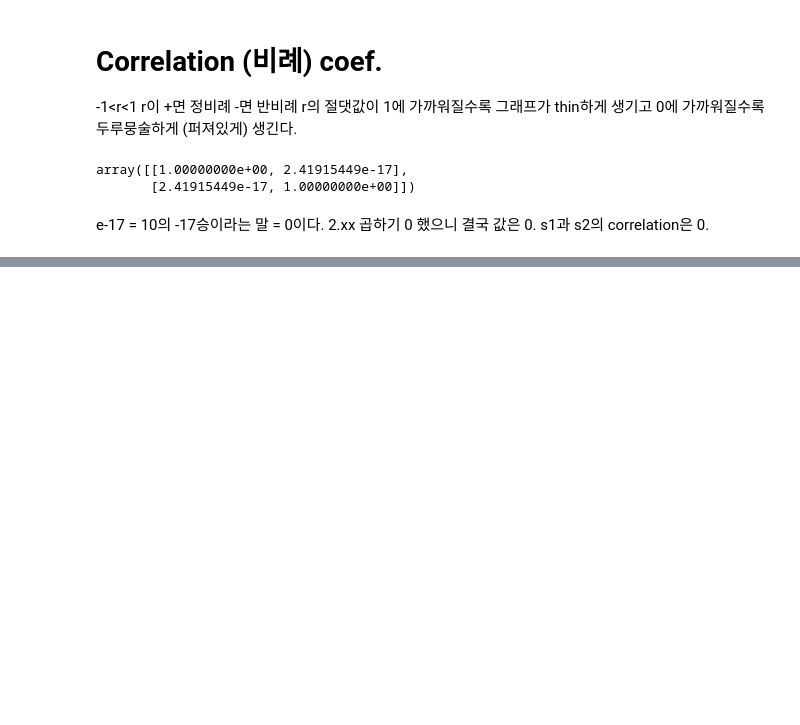
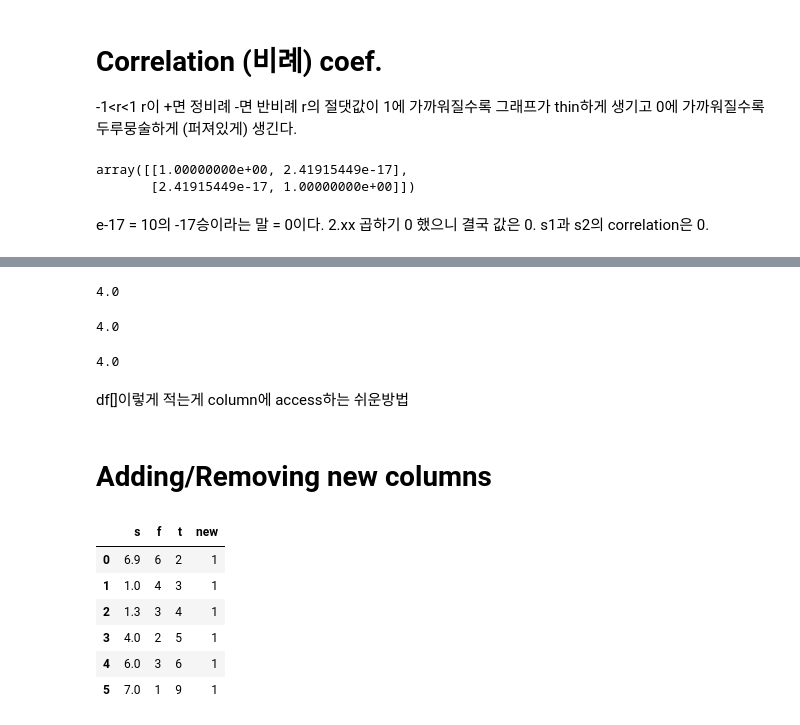
Before and after one commit to Lyr-ics/class2022Spring, a Jupyter notebook: class2022spring.ipynb, the cells around one changed output, grey strips where cells are left out. Drawn from its saved outputs; the diff is of its cells as text; code cells hidden in the pictures; blank space fills up the shorter version.

```diff
--- a/class2022spring.ipynb
+++ b/class2022spring.ipynb
@@ -426,0 +497,6 @@ s1과 s2의 correlation은 0.
+# %%
+s = pd.Series([6.9,1,1.3,4,6,7])
+f = pd.Series([6,4,3,2,3,1])
+k = pd.Series([2,3,4,5,6,9])
+df = pd.DataFrame({'s':s, 'f':f, 'k':k})
+df
@@ -426,0 +517,3 @@ s1과 s2의 correlation은 0.
+# %%
+df.columns = {'s','f','t'}
+df
@@ -426,0 +616,27 @@ s1과 s2의 correlation은 0.
+# %%
+df.loc[:,'s'][3]
+# %% [output]
+4.0
+# %%
+df['s'][3]
+# %% [output]
+4.0
+# %%
+df.s[3]
+# %% [output]
+4.0
+# %% [markdown]
+df[]이렇게 적는게 column에 access하는 쉬운방법
+# %% [markdown]
+# Adding/Removing new columns
+# %%
+df['new'] = 1
+df
+# %% [output]
+|  | s | f | t | new |
+| 0 | 6.9 | 6 | 2 | 1 |
+| 1 | 1.0 | 4 | 3 | 1 |
+| 2 | 1.3 | 3 | 4 | 1 |
+| 3 | 4.0 | 2 | 5 | 1 |
+| 4 | 6.0 | 3 | 6 | 1 |
+| 5 | 7.0 | 1 | 9 | 1 |
```
Also changed, not shown: parts of 72 cells of this notebook.
